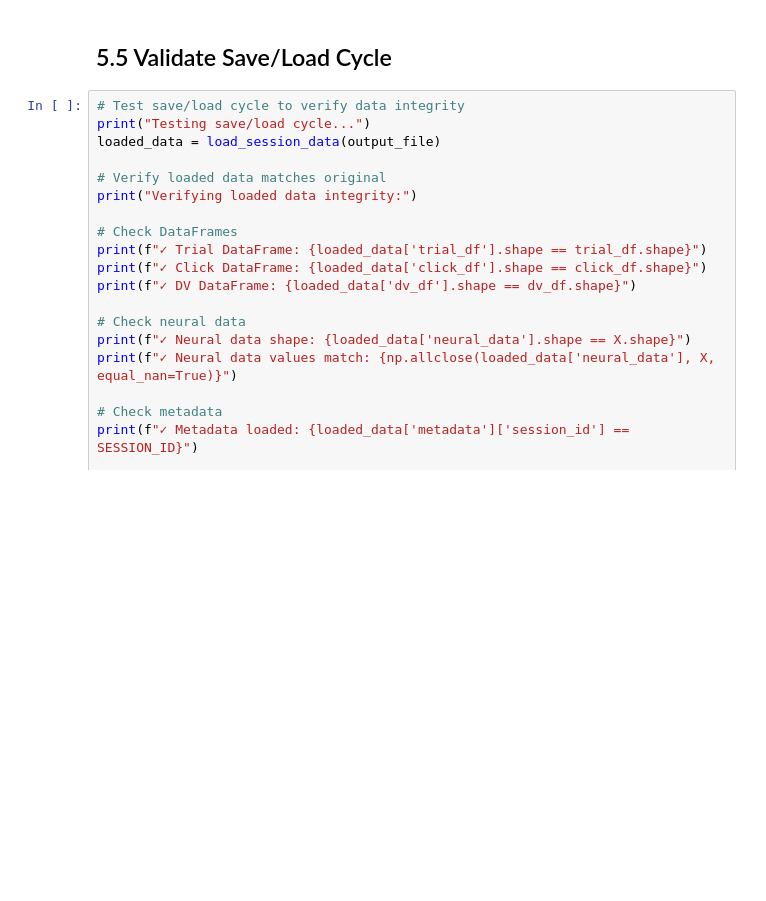
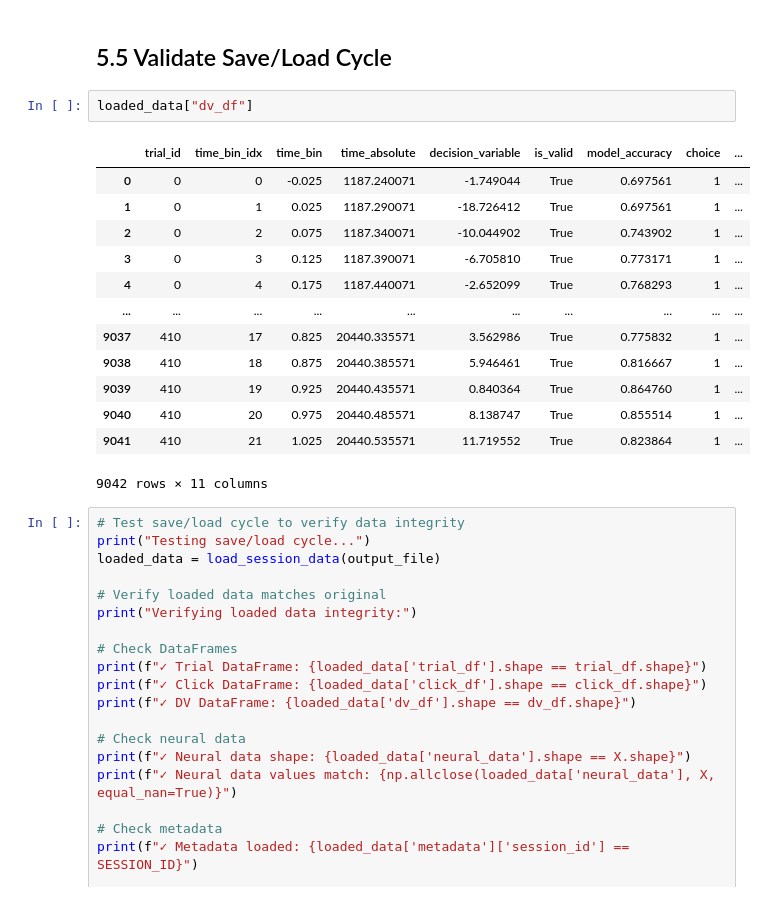
Before and after one commit to Brody-Lab/ClickDV, a Jupyter notebook: notebooks/analysis/decision_variables_extraction_v003.ipynb, the cells around one changed output. Saved outputs shown, nothing was run; the diff lists cells and outputs as text; blank space fills up the shorter version.

```diff
--- a/notebooks/analysis/decision_variables_extraction_v003.ipynb
+++ b/notebooks/analysis/decision_variables_extraction_v003.ipynb
@@ -1898,6 +1898,22 @@ map directly to c-types [inferred_type->mixed,key->block0_values] [items->Index(
   store.put('neural_data_shape', shape_df)
 # %% [markdown]
 ## 5.5 Validate Save/Load Cycle
+# %%
+loaded_data["dv_df"]
+# %% [output]
+|  | trial_id | time_bin_idx | time_bin | time_absolute | decision_variable | is_valid | model_accuracy | choice | ... |
+| 0 | 0 | 0 | -0.025 | 1187.240071 | -1.749044 | True | 0.697561 | 1 | ... |
+| 1 | 0 | 1 | 0.025 | 1187.290071 | -18.726412 | True | 0.697561 | 1 | ... |
+| 2 | 0 | 2 | 0.075 | 1187.340071 | -10.044902 | True | 0.743902 | 1 | ... |
+| 3 | 0 | 3 | 0.125 | 1187.390071 | -6.705810 | True | 0.773171 | 1 | ... |
+| 4 | 0 | 4 | 0.175 | 1187.440071 | -2.652099 | True | 0.768293 | 1 | ... |
+| ... | ... | ... | ... | ... | ... | ... | ... | ... | ... |
+| 9037 | 410 | 17 | 0.825 | 20440.335571 | 3.562986 | True | 0.775832 | 1 | ... |
+| 9038 | 410 | 18 | 0.875 | 20440.385571 | 5.946461 | True | 0.816667 | 1 | ... |
+| 9039 | 410 | 19 | 0.925 | 20440.435571 | 0.840364 | True | 0.864760 | 1 | ... |
+| 9040 | 410 | 20 | 0.975 | 20440.485571 | 8.138747 | True | 0.855514 | 1 | ... |
+| 9041 | 410 | 21 | 1.025 | 20440.535571 | 11.719552 | True | 0.823864 | 1 | ... |
+9042 rows × 11 columns
 # %%
 # Test save/load cycle to verify data integrity
 print("Testing save/load cycle...")
```
Also changed, not shown: 1 other file.
